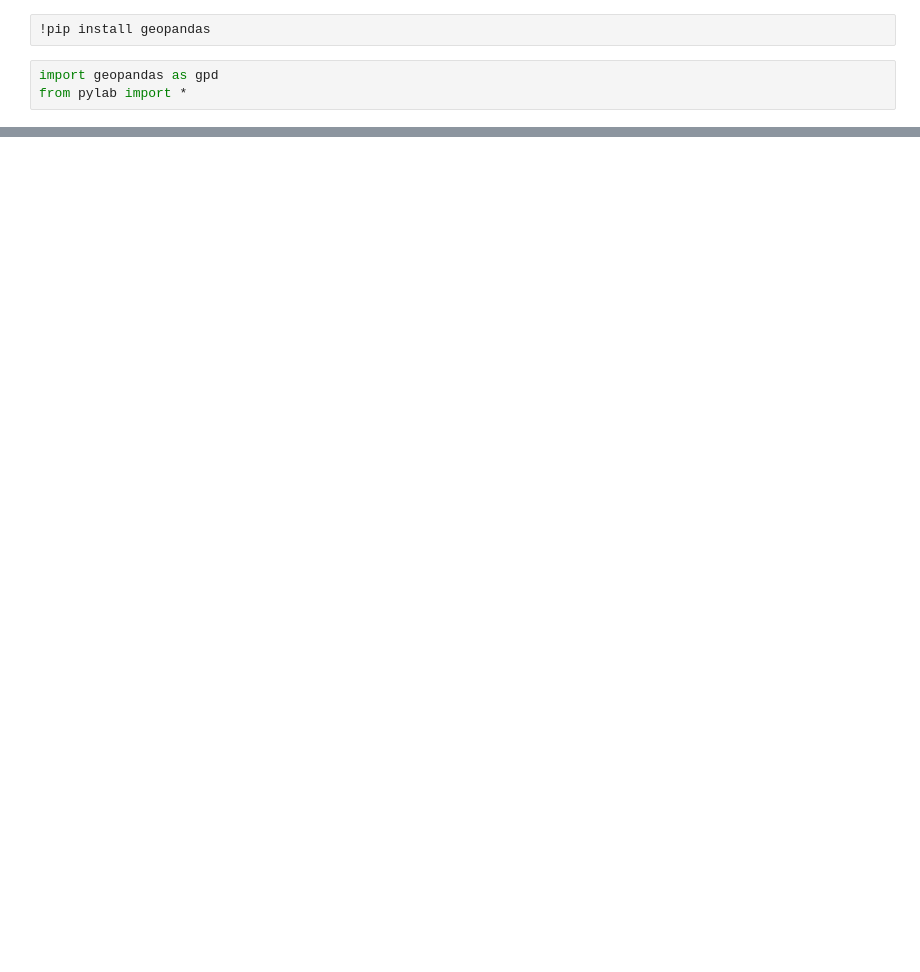
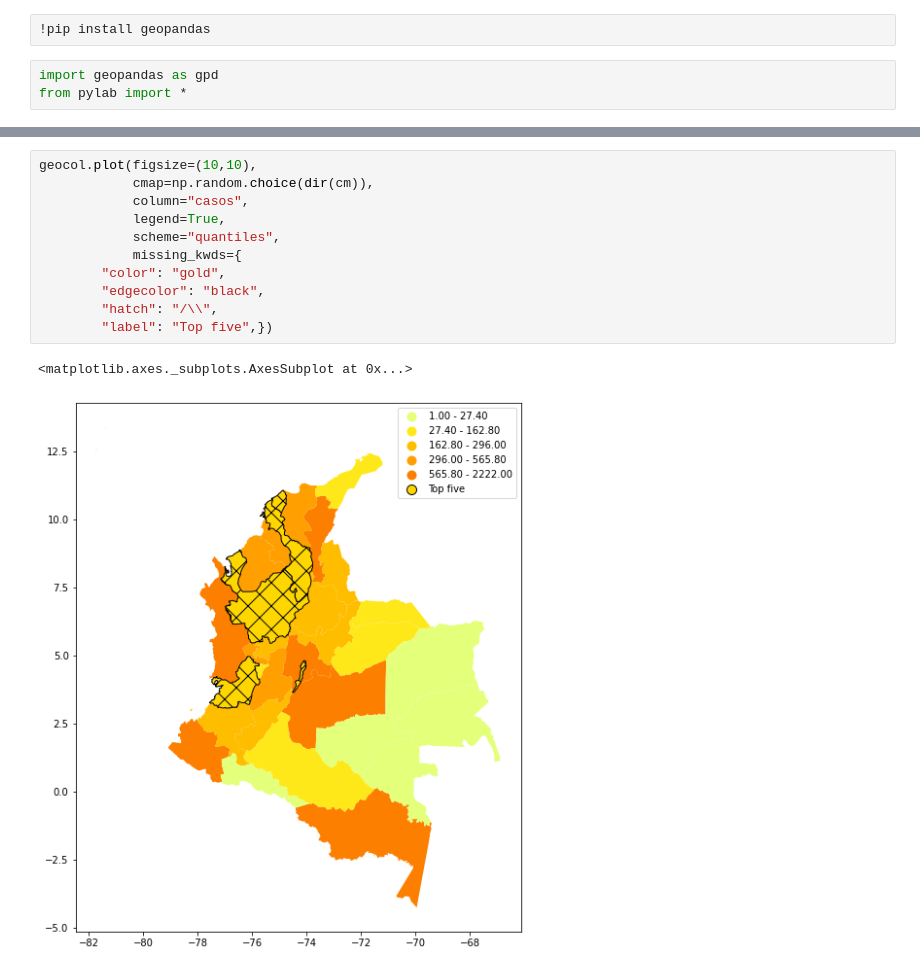
Before and after one commit to karloxkronfeld/covid19, a Jupyter notebook: mapaCovidColombia.ipynb, the cells around one changed output, grey strips where cells are left out. Cells and saved outputs as stored; diff of their text form; blank space fills up the shorter version.

```diff
--- a/mapaCovidColombia.ipynb
+++ b/mapaCovidColombia.ipynb
@@ -49,0 +89,14 @@ show()
+# %%
+geocol.plot(figsize=(10,10),
+            cmap=np.random.choice(dir(cm)),
+            column="casos",
+            legend=True,
+            scheme="quantiles",
+            missing_kwds={
+        "color": "gold",
+        "edgecolor": "black",
+        "hatch": "/\\",
+        "label": "Top five",})
+# %% [output]
+<matplotlib.axes._subplots.AxesSubplot at 0x...>
+[figure, added]
```
Also changed, not shown: parts of 13 cells of this notebook.
